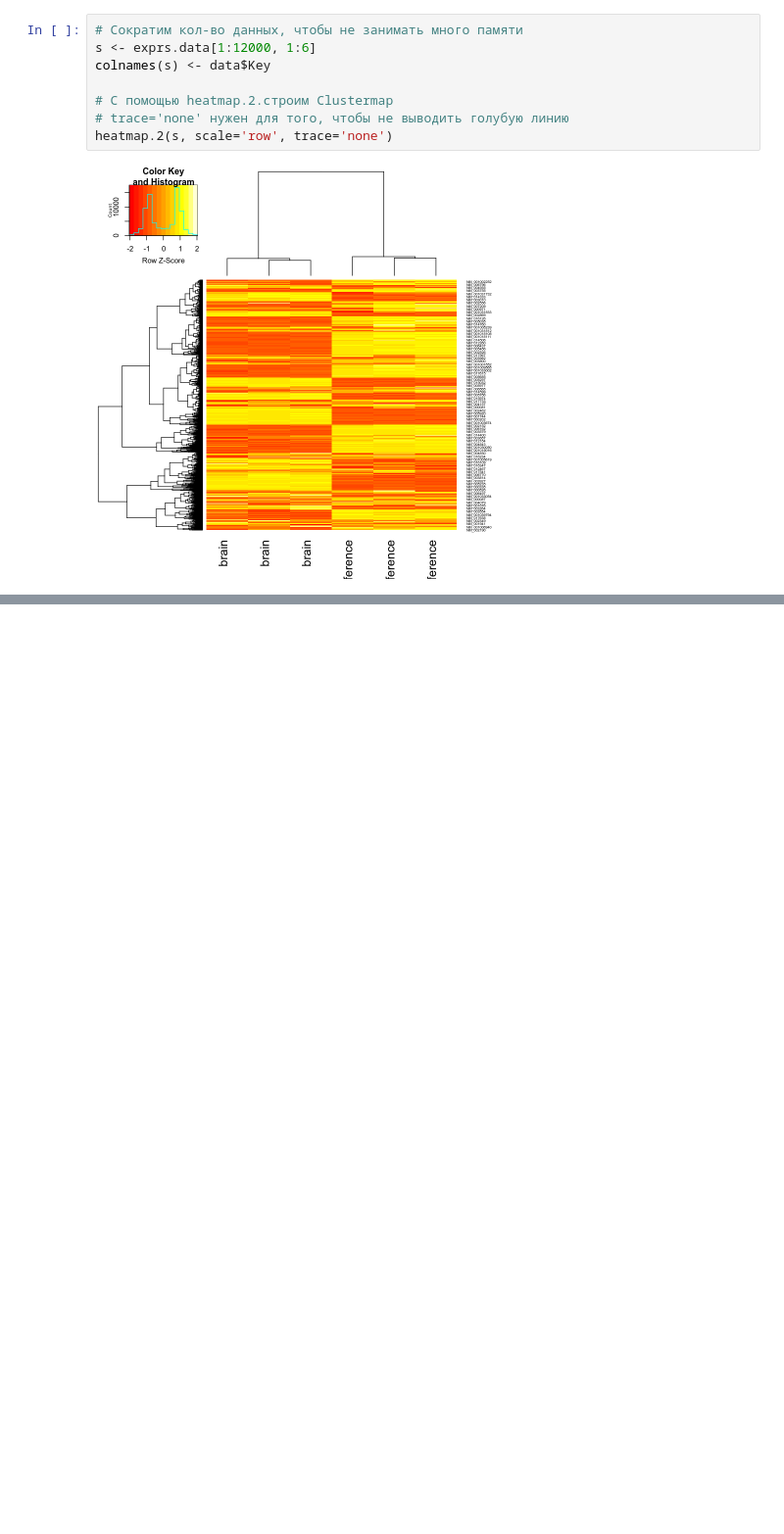
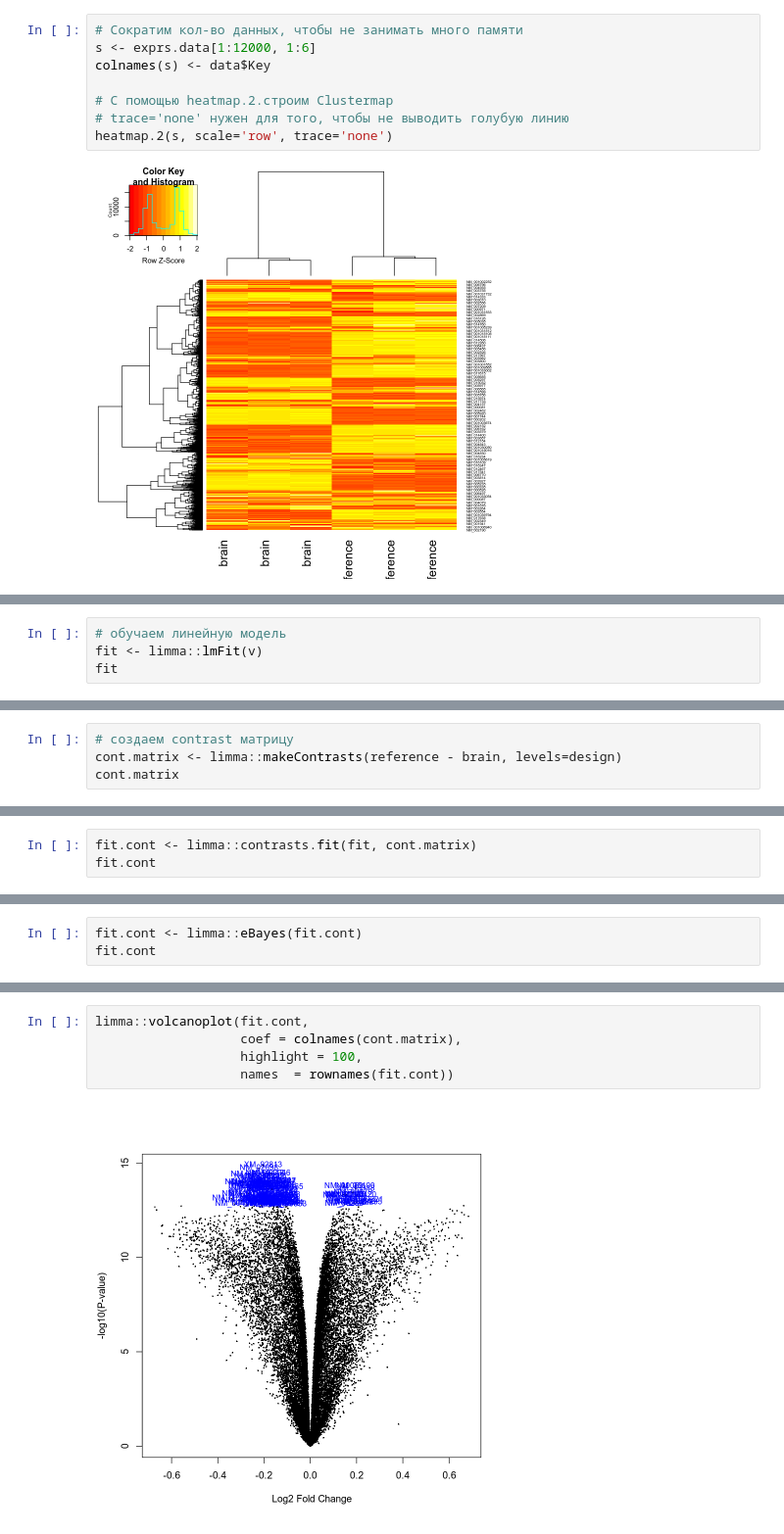
Before and after one commit to marcenavuc/bioinf_tutors, a Jupyter notebook: DEA/r_examples/DEA Example.ipynb, the cells around one changed output, grey strips where cells are left out. Shown at 98% size. Drawn from its saved outputs; the diff is of its cells as text; blank space fills up the shorter version.

Commit message:
Added volcanoplot, qqplot, calc pvalue

```diff
--- a/DEA/r_examples/DEA Example.ipynb
+++ b/DEA/r_examples/DEA Example.ipynb
@@ -291,0 +387,4 @@ heatmap.2(s, scale='row', trace='none')
+# %%
+# обучаем линейную модель
+fit <- limma::lmFit(v)
+fit
@@ -291,0 +483,4 @@ heatmap.2(s, scale='row', trace='none')
+# %%
+# создаем contrast матрицу
+cont.matrix <- limma::makeContrasts(reference - brain, levels=design)
+cont.matrix
@@ -291,0 +492,3 @@ heatmap.2(s, scale='row', trace='none')
+# %%
+fit.cont <- limma::contrasts.fit(fit, cont.matrix)
+fit.cont
@@ -291,0 +580,3 @@ heatmap.2(s, scale='row', trace='none')
+# %%
+fit.cont <- limma::eBayes(fit.cont)
+fit.cont
@@ -291,0 +638,7 @@ heatmap.2(s, scale='row', trace='none')
+# %%
+limma::volcanoplot(fit.cont,
+                   coef = colnames(cont.matrix),
+                   highlight = 100,
+                   names  = rownames(fit.cont))
+# %% [output]
+[figure, added]
```
Also changed, not shown: parts of 26 cells of this notebook, 38 other files.
